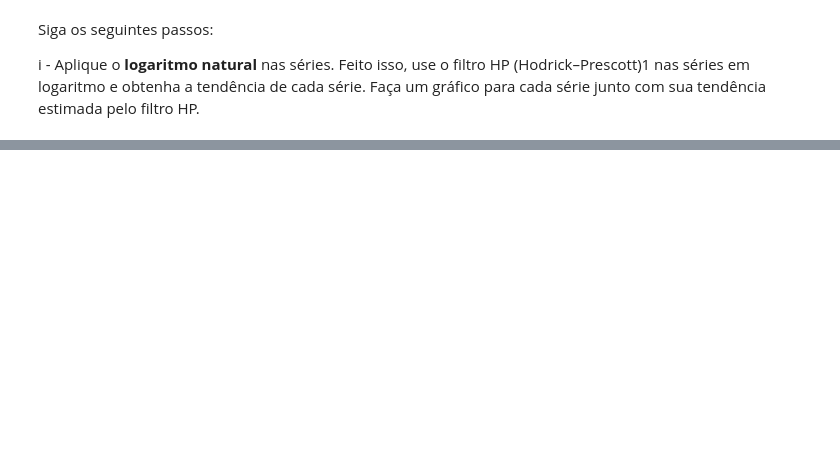
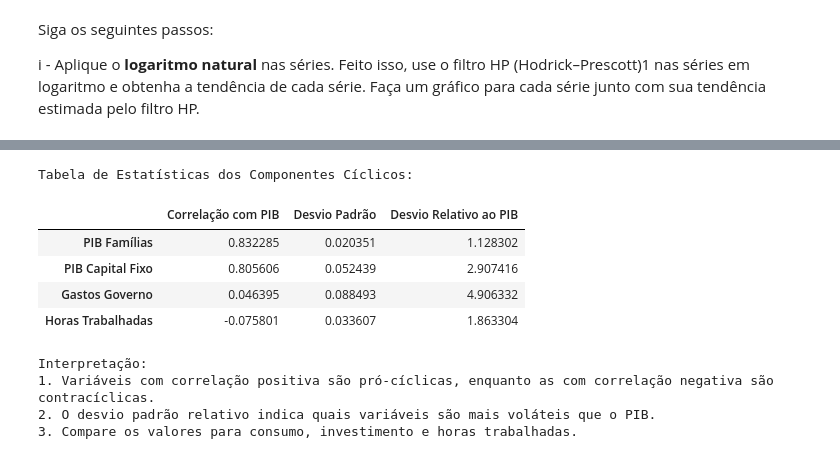
Before and after one commit to meduardajustino/Macroeconomia1, a Jupyter notebook: Lista 1/Questão 1/Questão_1.ipynb, the cells around one changed output, grey strips where cells are left out. Saved outputs shown, nothing was run; the diff lists cells and outputs as text; code cells hidden in the pictures; blank space fills up the shorter version.

```diff
--- a/Lista 1/Questão 1/Questão_1.ipynb
+++ b/Lista 1/Questão 1/Questão_1.ipynb
@@ -153,0 +333,7 @@ NameError: name 'hpfilter' is not defined
+# %%
+media_trimestral = media_trimestral.rename(columns={'Data': 'Trimestre-Ano'})  # Ajustar o nome da coluna
+df = df.merge(
+    media_trimestral[['Trimestre-Ano', 'horas_trabalhadas_ciclo']],
+    on='Trimestre-Ano',
+    how='inner'
+)
@@ -153,0 +388,41 @@ NameError: name 'hpfilter' is not defined
+# %%
+# Criar um DataFrame para armazenar os resultados
+resultados = pd.DataFrame(index=['PIB Famílias', 'PIB Capital Fixo', 'Gastos Governo', 'Horas Trabalhadas'],
+                          columns=['Correlação com PIB', 'Desvio Padrão', 'Desvio Relativo ao PIB'])
+
+# Calcular estatísticas
+resultados.loc['PIB Famílias', 'Correlação com PIB'] = df['PIB_Mercado_ciclo'].corr(df['PIB_familias_ciclo'])
+resultados.loc['PIB Famílias', 'Desvio Padrão'] = df['PIB_familias_ciclo'].std()
+resultados.loc['PIB Famílias', 'Desvio Relativo ao PIB'] = resultados.loc['PIB Famílias', 'Desvio Padrão'] / df['PIB_Mercado_ciclo'].std()
+
+resultados.loc['PIB Capital Fixo', 'Correlação com PIB'] = df['PIB_Mercado_ciclo'].corr(df['PIB_capital_fixo_ciclo'])
+resultados.loc['PIB Capital Fixo', 'Desvio Padrão'] = df['PIB_capital_fixo_ciclo'].std()
+resultados.loc['PIB Capital Fixo', 'Desvio Relativo ao PIB'] = resultados.loc['PIB Capital Fixo', 'Desvio Padrão'] / df['PIB_Mercado_ciclo'].std()
+
+resultados.loc['Gastos Governo', 'Correlação com PIB'] = df['PIB_Mercado_ciclo'].corr(df['PIB_gastos_gov_ciclo'])
+resultados.loc['Gastos Governo', 'Desvio Padrão'] = df['PIB_gastos_gov_ciclo'].std()
+resultados.loc['Gastos Governo', 'Desvio Relativo ao PIB'] = resultados.loc['Gastos Governo', 'Desvio Padrão'] / df['PIB_Mercado_ciclo'].std()
+
+resultados.loc['Horas Trabalhadas', 'Correlação com PIB'] = df['PIB_Mercado_ciclo'].corr(media_trimestral['horas_trabalhadas_ciclo'])
+resultados.loc['Horas Trabalhadas', 'Desvio Padrão'] = media_trimestral['horas_trabalhadas_ciclo'].std()
+resultados.loc['Horas Trabalhadas', 'Desvio Relativo ao PIB'] = resultados.loc['Horas Trabalhadas', 'Desvio Padrão'] / df['PIB_Mercado_ciclo'].std()
+
+
+print("Tabela de Estatísticas dos Componentes Cíclicos:")
+display(resultados)
+
+print("\nInterpretação:")
+print("1. Variáveis com correlação positiva são pró-cíclicas, enquanto as com correlação negativa são contracíclicas.")
+print("2. O desvio padrão relativo indica quais variáveis são mais voláteis que o PIB.")
+print("3. Comparar os valores para consumo, investimento e horas trabalhadas.")
+# %% [output]
+Tabela de Estatísticas dos Componentes Cíclicos:
+|  | Correlação com PIB | Desvio Padrão | Desvio Relativo ao PIB |
+| PIB Famílias | 0.832285 | 0.020351 | 1.128302 |
+| PIB Capital Fixo | 0.805606 | 0.052439 | 2.907416 |
+| Gastos Governo | 0.046395 | 0.088493 | 4.906332 |
+| Horas Trabalhadas | -0.075801 | 0.033607 | 1.863304 |
+Interpretação:
+1. Variáveis com correlação positiva são pró-cíclicas, enquanto as com correlação negativa são contracíclicas.
+2. O desvio padrão relativo indica quais variáveis são mais voláteis que o PIB.
+3. Compare os valores para consumo, investimento e horas trabalhadas.
```
Also changed, not shown: parts of 27 cells of this notebook, 3 other files.
